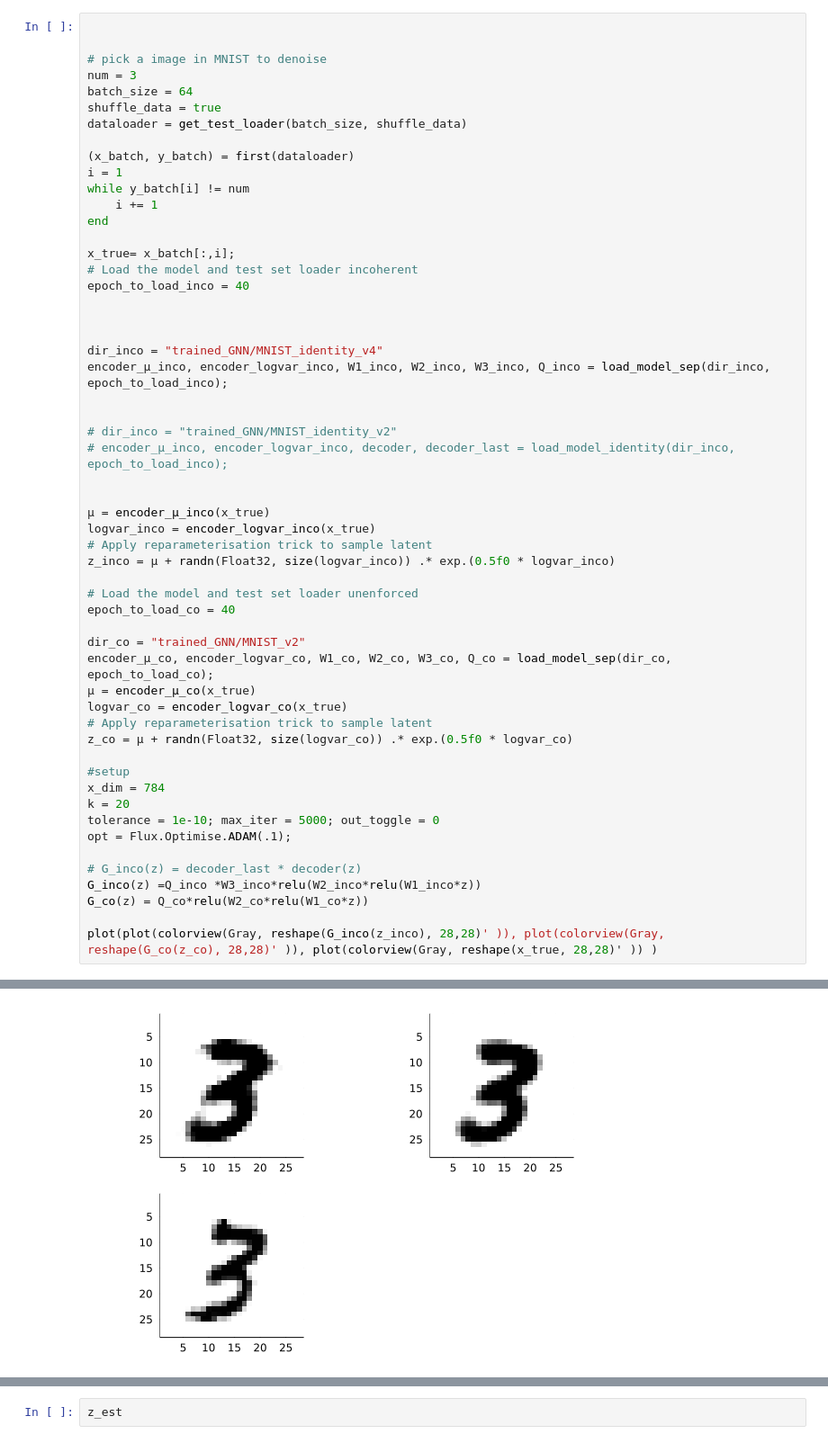
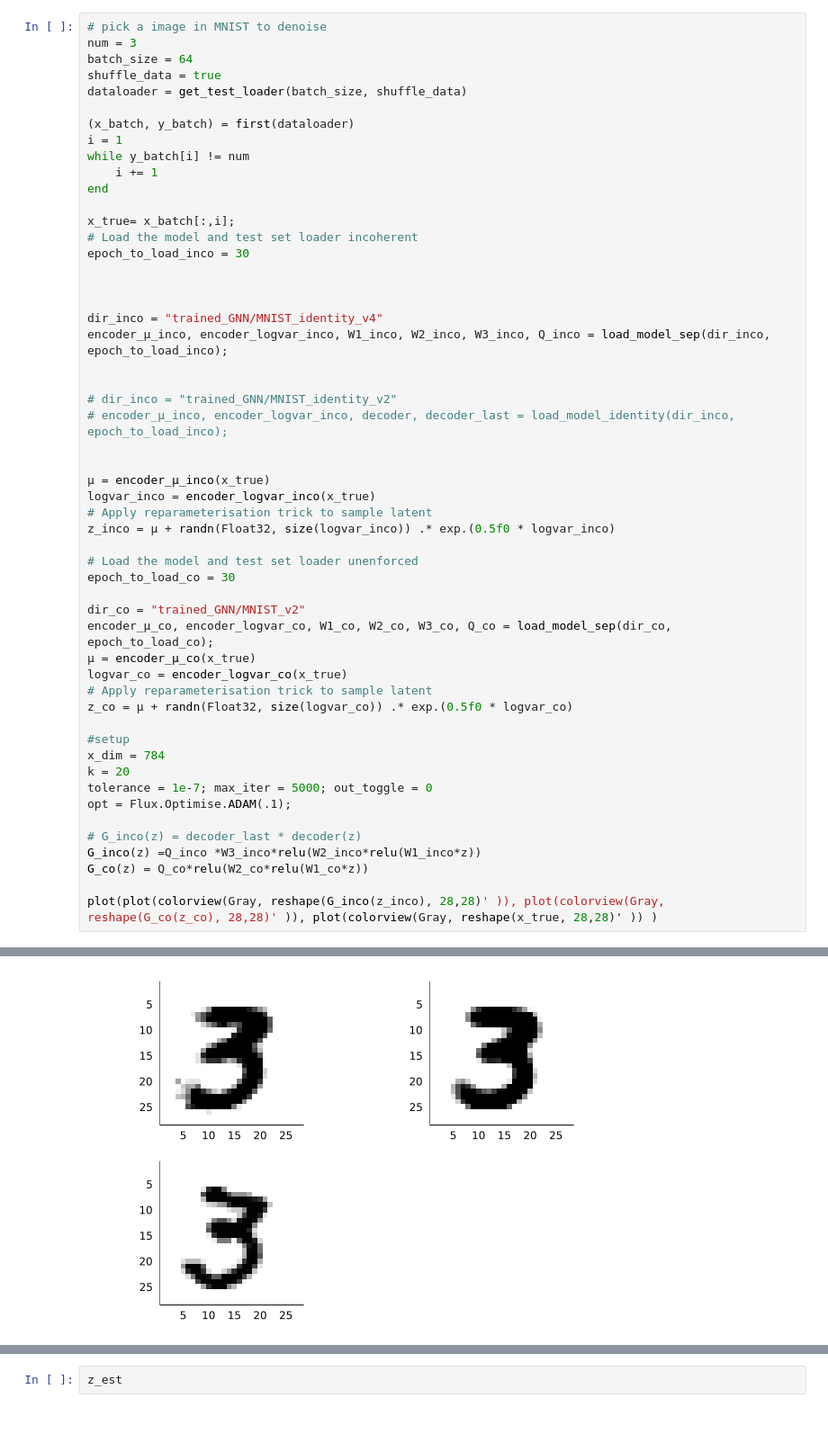
Before and after one commit to babhrujoshi/GNN_Isometries, a Jupyter notebook: MNIST_image_recovery.ipynb, the cells around one changed output, grey strips where cells are left out. Shown at 90% size. Drawn from its saved outputs; the diff is of its cells as text.

Commit message:
recovery plot

```diff
--- a/MNIST_image_recovery.ipynb
+++ b/MNIST_image_recovery.ipynb
@@ -35,6 +36,4 @@ get_test_loader (generic function with 1 method)
 # %%
-
-
 # pick a image in MNIST to denoise
 num = 3
 batch_size = 64
@@ -49,7 +48,7 @@ end
 
 x_true= x_batch[:,i];
 # Load the model and test set loader incoherent
-epoch_to_load_inco = 40
+epoch_to_load_inco = 30
 
 
 
@@ -67,7 +66,7 @@ logvar_inco = encoder_logvar_inco(x_true)
 z_inco = μ + randn(Float32, size(logvar_inco)) .* exp.(0.5f0 * logvar_inco)
 
 # Load the model and test set loader unenforced
-epoch_to_load_co = 40
+epoch_to_load_co = 30
 
 dir_co = "trained_GNN/MNIST_v2"
 encoder_μ_co, encoder_logvar_co, W1_co, W2_co, W3_co, Q_co = load_model_sep(dir_co, epoch_to_load_co);
@@ -79,7 +78,7 @@ z_co = μ + randn(Float32, size(logvar_co)) .* exp.(0.5f0 * logvar_co)
 #setup
 x_dim = 784
 k = 20
-tolerance = 1e-10; max_iter = 5000; out_toggle = 0
+tolerance = 1e-7; max_iter = 5000; out_toggle = 0
 opt = Flux.Optimise.ADAM(.1);
 
 # G_inco(z) = decoder_last * decoder(z)
@@ -93,3 +92,3 @@ plot(plot(colorview(Gray, reshape(G_inco(z_inco), 28,28)' )), plot(colorview(Gra
 Loading model...Done
 Loading model...Done
-[figure, old version]
+[figure, new version]
```
Also changed, not shown: parts of 9 cells of this notebook, 24 other files.
